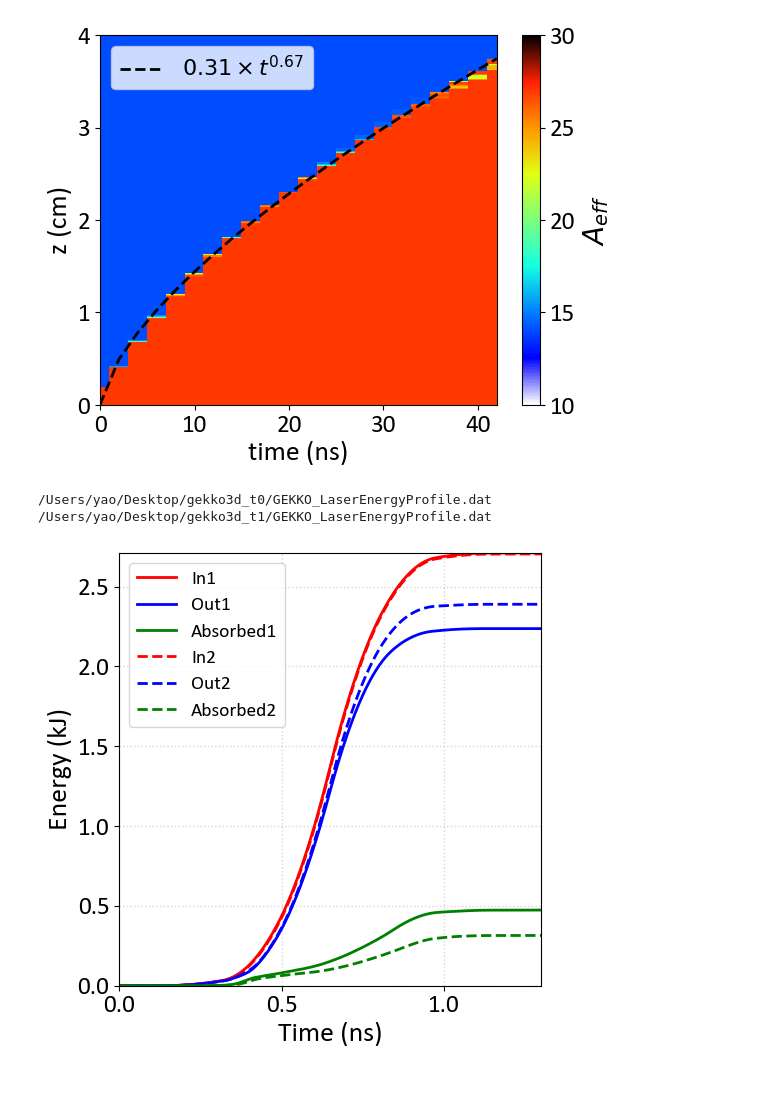
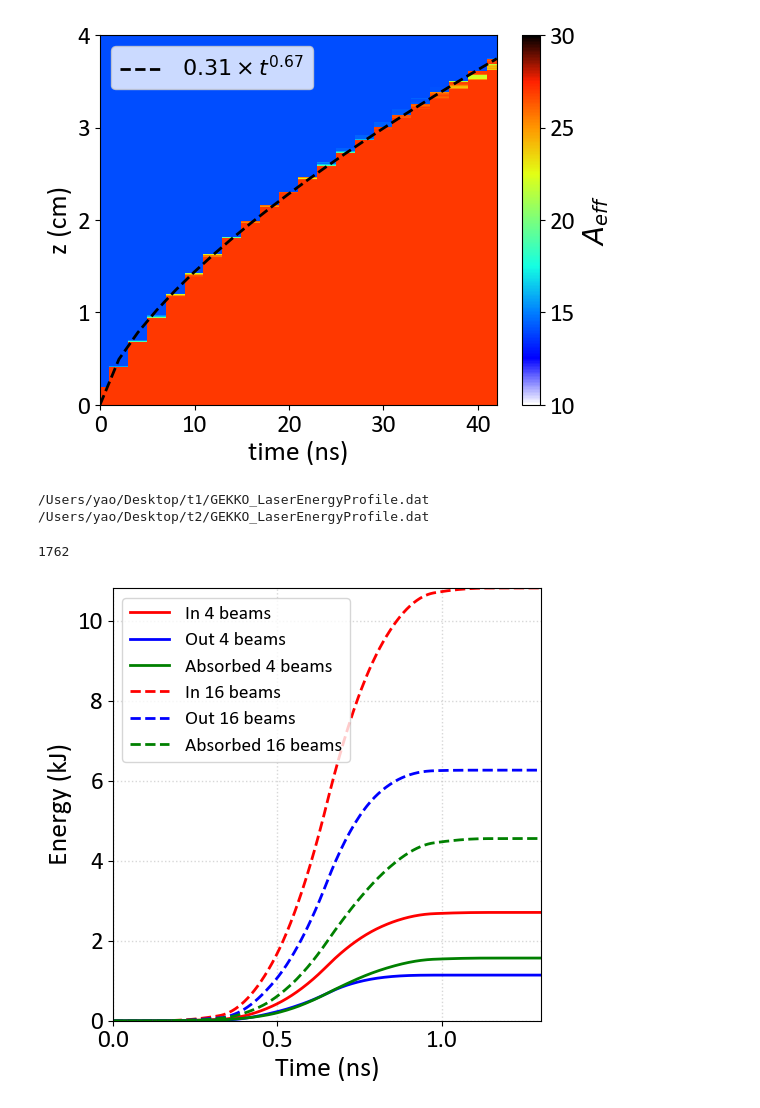
Before and after one commit to weipengyao/scripts, a Jupyter notebook: Gekko_2024_deeper.ipynb, the cells around one changed output. Saved outputs shown, nothing was run; the diff lists cells and outputs as text; code cells hidden in the pictures.

```diff
--- a/Gekko_2024_deeper.ipynb
+++ b/Gekko_2024_deeper.ipynb
@@ -722,7 +722,9 @@ plt.savefig('/Users/yao/Desktop/Ae_time_slicez2.png', dpi=600, bbox_inches='tigh
 # %%
 ## check the laser absorption
 
-wkdir = filedir
+# wkdir = filedir
+wkdir = ['/Users/yao/Desktop/t1/',   # 1 beam
+         '/Users/yao/Desktop/t2/']
 
 file  = 'GEKKO_LaserEnergyProfile.dat'
 
@@ -747,35 +749,39 @@ for i in range(len(wkdir)):
 # energy_in_erg  = np.loadtxt(wkdir+file)[:,3]
 # energy_out_erg = np.loadtxt(wkdir+file)[:,4]
 # %% [output]
-/Users/yao/Desktop/gekko3d_t0/GEKKO_LaserEnergyProfile.dat
-/Users/yao/Desktop/gekko3d_t1/GEKKO_LaserEnergyProfile.dat
+/Users/yao/Desktop/t1/GEKKO_LaserEnergyProfile.dat
+/Users/yao/Desktop/t2/GEKKO_LaserEnergyProfile.dat
+# %%
+time_s[1].size
+# %% [output]
+1762
 # %%
 ## Now we do the lineout of the data
 
 width  = 3.487 * 1.5
 height = width #* 0.618 #* 0.8
 
 fig, axs = plt.subplots(1, 1, sharex=True)
 
-axs.plot(time_s[0]*1e9, energy_in_erg_s[0]*1e-7/1e3, '-r', lw=2, label='In1')
-axs.plot(time_s[0]*1e9, energy_out_erg_s[0]*1e-7/1e3, '-b', lw=2, label='Out1')
-axs.plot(time_s[0]*1e9, energy_abs_erg_s[0]*1e-7/1e3, '-g', lw=2, label='Absorbed1')
+axs.plot(time_s[0]*1e9, energy_in_erg_s[0]*1e-7/1e3, '-r', lw=2, label='In 4 beams')
+axs.plot(time_s[0]*1e9, energy_out_erg_s[0]*1e-7/1e3, '-b', lw=2, label='Out 4 beams')
+axs.plot(time_s[0]*1e9, energy_abs_erg_s[0]*1e-7/1e3, '-g', lw=2, label='Absorbed 4 beams')
 
-axs.plot(time_s[1]*1e9, energy_in_erg_s[1]*1e-7/1e3, '--r', lw=2, label='In2')
-axs.plot(time_s[1]*1e9, energy_out_erg_s[1]*1e-7/1e3, '--b', lw=2, label='Out2')
-axs.plot(time_s[1]*1e9, energy_abs_erg_s[1]*1e-7/1e3, '--g', lw=2, label='Absorbed2')
+axs.plot(time_s[1]*1e9, energy_in_erg_s[1]*1e-7/1e3, '--r', lw=2, label='In 16 beams')
+axs.plot(time_s[1]*1e9, energy_out_erg_s[1]*1e-7/1e3, '--b', lw=2, label='Out 16 beams')
+axs.plot(time_s[1]*1e9, energy_abs_erg_s[1]*1e-7/1e3, '--g', lw=2, label='Absorbed 16 beams')
 axs.set_ylabel('Energy (kJ)')
 axs.set_xlabel('Time (ns)')
 axs.grid(which='both', alpha=0.5,linestyle=':', lw=1.0)
 axs.legend()
 # axs.set_yscale('log')
 axs.set_xlim([0,time_s[0].max()*1e9])
-axs.set_ylim([0,energy_in_erg_s[0].max()*1e-7/1e3])
+axs.set_ylim([0,energy_in_erg_s[1].max()*1e-7/1e3])
 # axs.set_ylim([1e-1,1e4])
 
 fig.set_size_inches(width, height)
 fig.tight_layout()
 # %% [output]
-[figure, old version]
+[figure, new version]
 # %%
 fig.savefig('/Users/yao/Desktop/Energy_budget.png',dpi=600)
```
Also changed, not shown: parts of 4 cells of this notebook, 3 other files.
